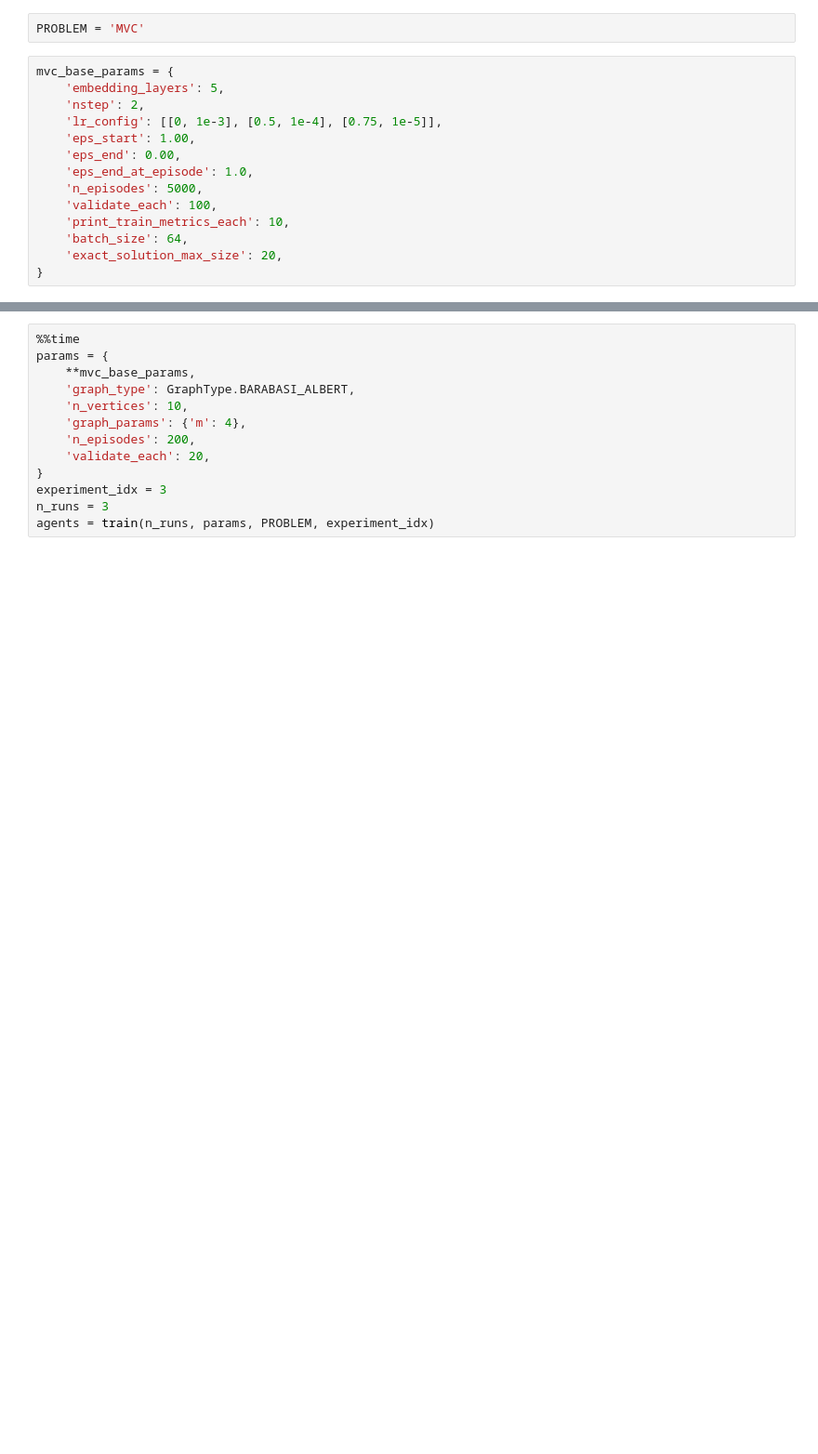
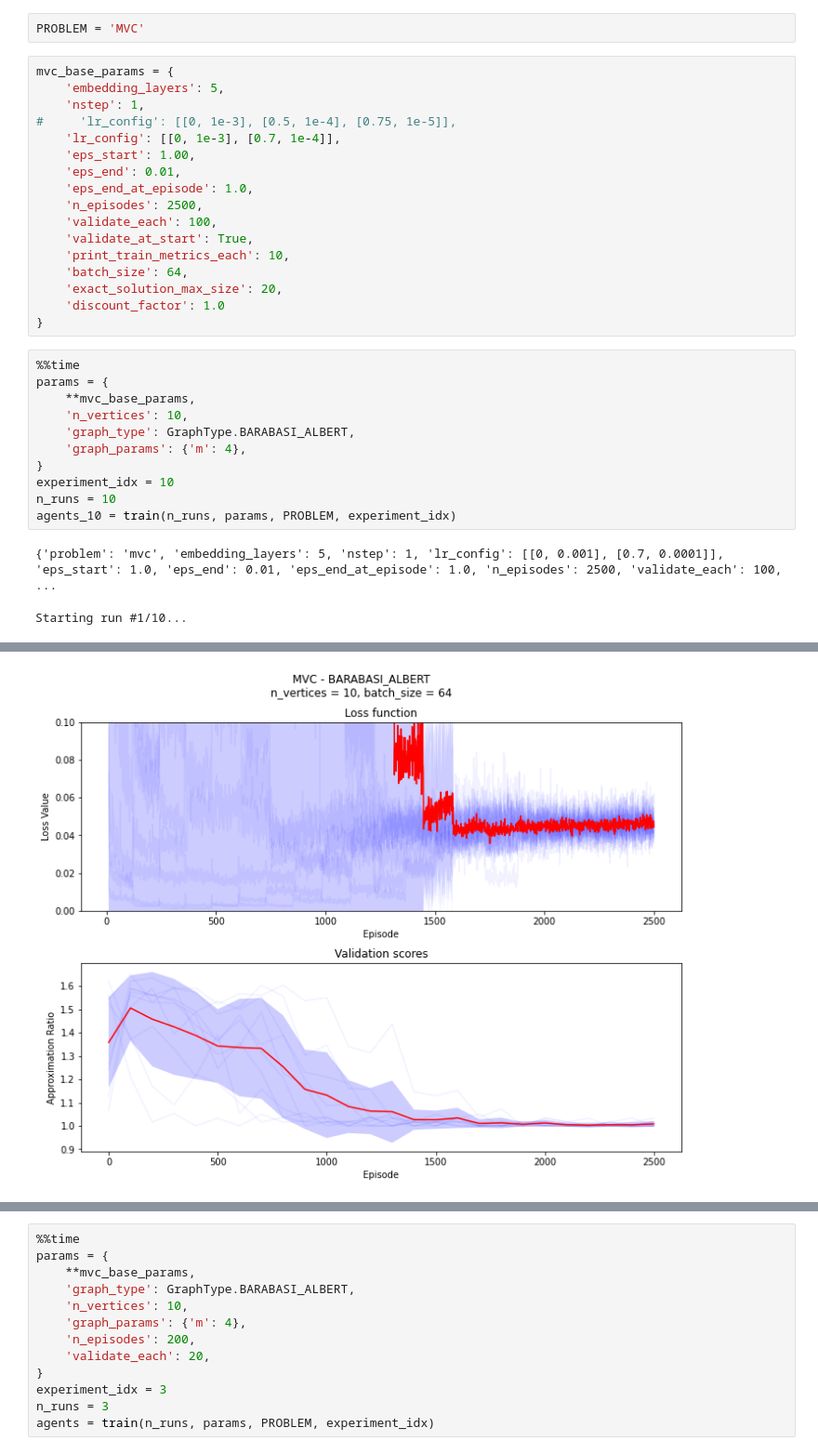
Before and after one commit to LIRA-UFRJ/s2v-dqn, a Jupyter notebook: notebooks/MVC.ipynb, the cells around one changed output, grey strips where cells are left out. Shown at 93% size. Saved outputs shown, nothing was run; the diff lists cells and outputs as text; blank space fills up the shorter version.

```diff
--- a/notebooks/MVC.ipynb
+++ b/notebooks/MVC.ipynb
@@ -18,14 +15,31 @@ PROBLEM = 'MVC'
 # %%
 mvc_base_params = {
     'embedding_layers': 5,
-    'nstep': 2,
-    'lr_config': [[0, 1e-3], [0.5, 1e-4], [0.75, 1e-5]],
+    'nstep': 1,
+#     'lr_config': [[0, 1e-3], [0.5, 1e-4], [0.75, 1e-5]],
+    'lr_config': [[0, 1e-3], [0.7, 1e-4]],
     'eps_start': 1.00,
-    'eps_end': 0.00,
+    'eps_end': 0.01,
     'eps_end_at_episode': 1.0,
-    'n_episodes': 5000,
+    'n_episodes': 2500,
     'validate_each': 100,
+    'validate_at_start': True,
     'print_train_metrics_each': 10,
     'batch_size': 64,
     'exact_solution_max_size': 20,
+    'discount_factor': 1.0
 }
+# %%
+%%time
+params = {
+    **mvc_base_params,
+    'n_vertices': 10,
+    'graph_type': GraphType.BARABASI_ALBERT,
+    'graph_params': {'m': 4},
+}
+experiment_idx = 10
+n_runs = 10
+agents_10 = train(n_runs, params, PROBLEM, experiment_idx)
+# %% [output]
+{'problem': 'mvc', 'embedding_layers': 5, 'nstep': 1, 'lr_config': [[0, 0.001], [0.7, 0.0001]], 'eps_start': 1.0, 'eps_end': 0.01, 'eps_end_at_episode': 1.0, 'n_episodes': 2500, 'validate_each': 100,  ...
+Starting run #1/10...
@@ -31,0 +56 @@ mvc_base_params = {
+[figure, added]
```
Also changed, not shown: parts of 24 cells of this notebook, 17 other files.
